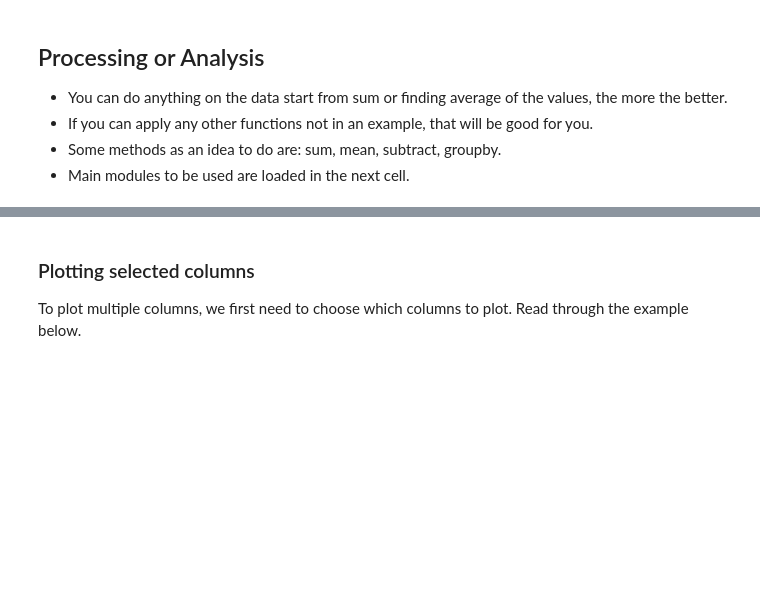
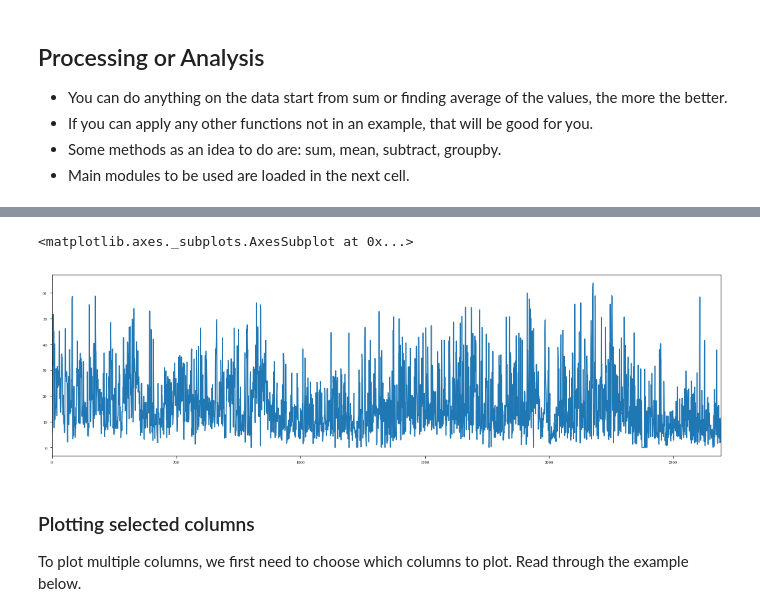
Before and after one commit to aimlabmu/labclass, a Jupyter notebook: ipynb/Assignment.ipynb, the cells around one changed output, grey strips where cells are left out. Cells and saved outputs as stored; diff of their text form; code cells hidden in the pictures; blank space fills up the shorter version.

```diff
--- a/ipynb/Assignment.ipynb
+++ b/ipynb/Assignment.ipynb
@@ -94,3 +76,11 @@ plt.title('Average of รถจักรยาน2 ล้อ/3ล้อ VEH1_T b
+# %%
+# copy data to plot to another dataframe and then plot
+
+df_to_plot = df['%รถบรรทุก HVTOT']
+df_to_plot.plot(figsize=(18,5))
+# %% [output]
+<matplotlib.axes._subplots.AxesSubplot at 0x...>
+[figure, added]
 # %% [markdown]
 ### Plotting selected columns
 
```
Also changed, not shown: parts of 19 cells of this notebook, 1 other file.
